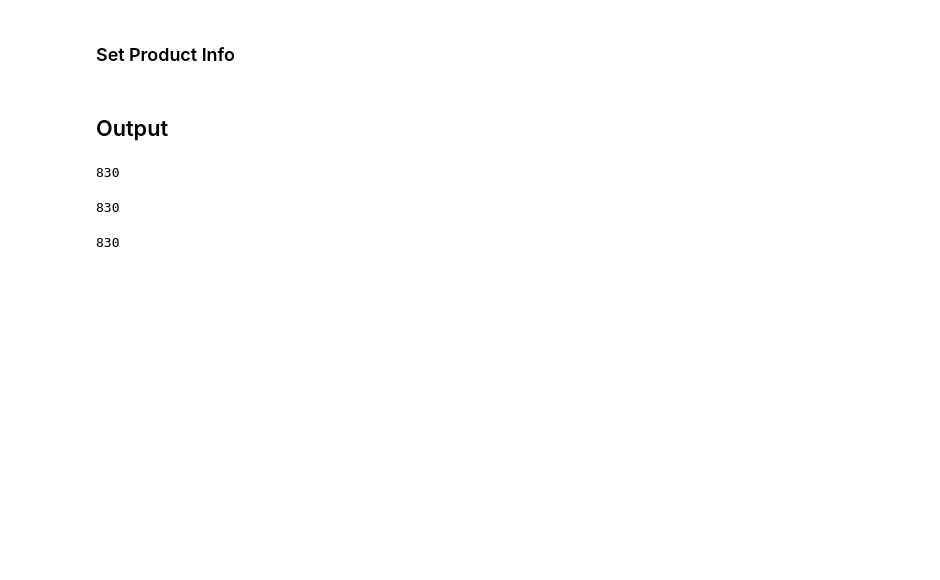
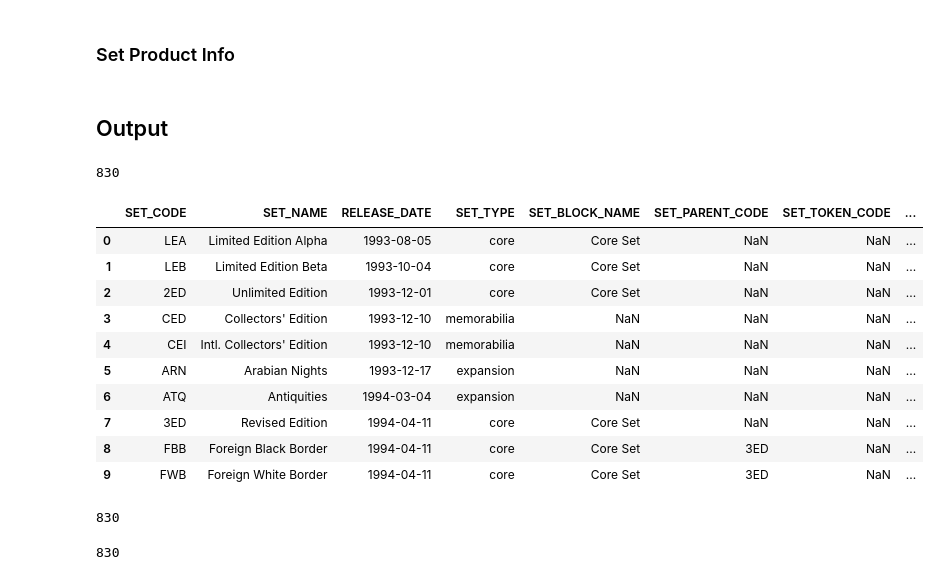
Before and after one commit to demonkeyfire/mtg-analysis-and-modelling, a Jupyter notebook: notebooks/set_list.ipynb, the cells around one changed output. Cells and saved outputs as stored; diff of their text form; code cells hidden in the pictures; blank space fills up the shorter version.

```diff
--- a/notebooks/set_list.ipynb
+++ b/notebooks/set_list.ipynb
@@ -1169,6 +1149,20 @@ df__sets_info.to_sql(name      = 'sets_info'
                     ,index     = False)
 # %% [output]
 830
+# %%
+df__sets_info.head(10)
+# %% [output]
+|  | SET_CODE | SET_NAME | RELEASE_DATE | SET_TYPE | SET_BLOCK_NAME | SET_PARENT_CODE | SET_TOKEN_CODE | ... |
+| 0 | LEA | Limited Edition Alpha | 1993-08-05 | core | Core Set | NaN | NaN | ... |
+| 1 | LEB | Limited Edition Beta | 1993-10-04 | core | Core Set | NaN | NaN | ... |
+| 2 | 2ED | Unlimited Edition | 1993-12-01 | core | Core Set | NaN | NaN | ... |
+| 3 | CED | Collectors' Edition | 1993-12-10 | memorabilia | NaN | NaN | NaN | ... |
+| 4 | CEI | Intl. Collectors' Edition | 1993-12-10 | memorabilia | NaN | NaN | NaN | ... |
+| 5 | ARN | Arabian Nights | 1993-12-17 | expansion | NaN | NaN | NaN | ... |
+| 6 | ATQ | Antiquities | 1994-03-04 | expansion | NaN | NaN | NaN | ... |
+| 7 | 3ED | Revised Edition | 1994-04-11 | core | Core Set | NaN | NaN | ... |
+| 8 | FBB | Foreign Black Border | 1994-04-11 | core | Core Set | 3ED | NaN | ... |
+| 9 | FWB | Foreign White Border | 1994-04-11 | core | Core Set | 3ED | NaN | ... |
 # %%
 # Uploading the translations dataframe to postgresql
 df__translations.to_sql(name      = 'translations'
```
Also changed, not shown: parts of 1 cell of this notebook, 2 other files.
